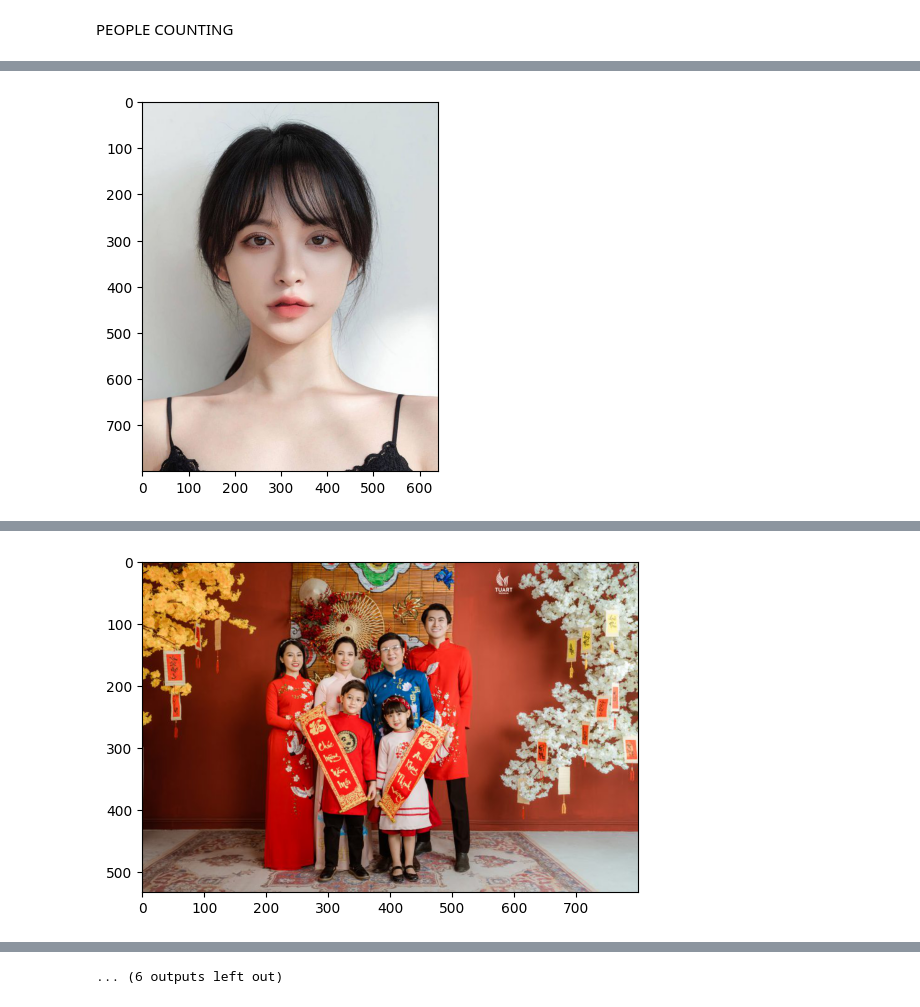
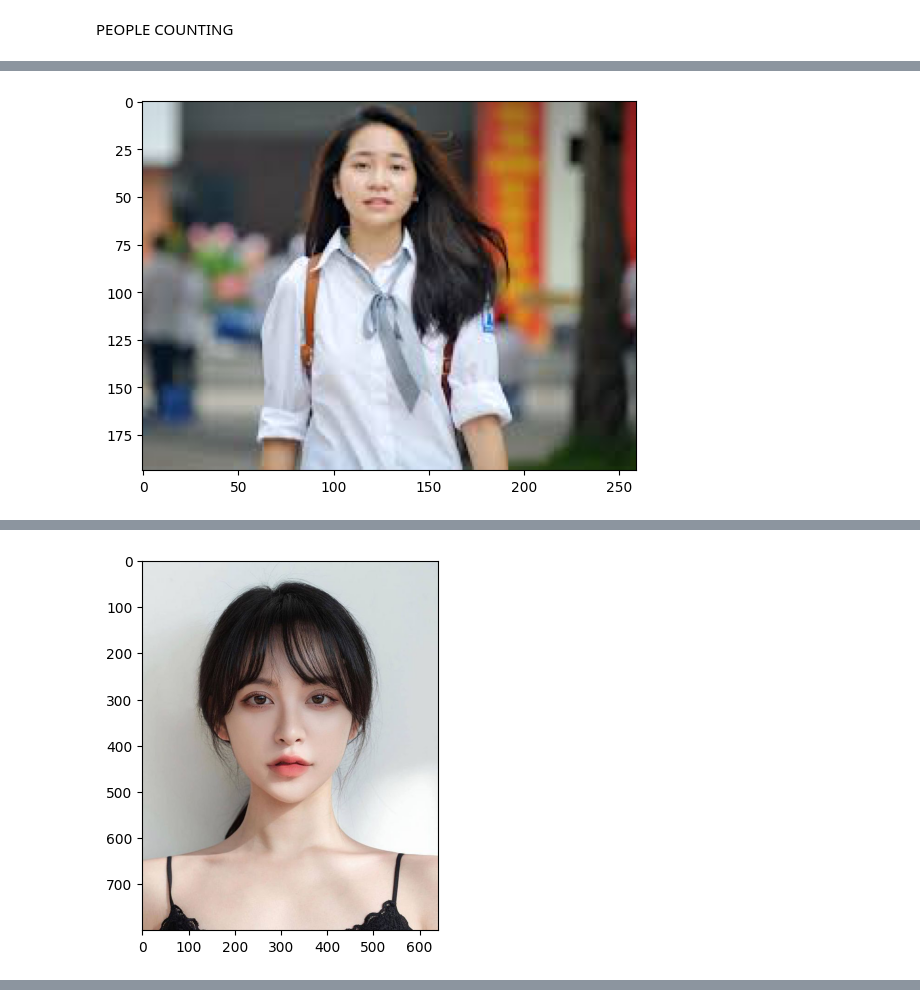
Before and after one commit to Hieudo02/AI-Exercise, a Jupyter notebook: finalExam_HumanDetection.ipynb, the cells around one changed output, grey strips where cells are left out. Drawn from its saved outputs; the diff is of its cells as text; code cells hidden in the pictures.

Commit message:
Được tạo bằng Colaboratory

```diff
--- a/finalExam_HumanDetection.ipynb
+++ b/finalExam_HumanDetection.ipynb
@@ -13,9 +13,10 @@ target_height = 40
 folder = '/content/drive/MyDrive/Colab Notebooks/finalExam_Image/Human_NonHuman/'
 photos, labels = list(), list()
 for file in listdir(folder):
-  output = 0.0
   if file.startswith('Human'):
     output = 1.0
+  else:
+    output = 0.0
 
   img = load_img(folder + file, target_size = (target_width, target_height))
   photo = img_to_array(img)
@@ -41,8 +42,8 @@ print(test_photos.shape, train_photos.shape)
 # %%
-train_photos = train_photos.reshape((2086, target_width, target_height, 3))
+train_photos = train_photos.reshape((1616, target_width, target_height, 3))
 train_photos = train_photos.astype('float32')/255
 
-test_photos = test_photos.reshape((521, target_width, target_height, 3))
+test_photos = test_photos.reshape((404, target_width, target_height, 3))
 test_photos = test_photos.astype('float32')/255
 # %%
 from keras.utils import to_categorical
@@ -152,7 +135,7 @@ from os import listdir
 from keras.utils import load_img
 from keras.utils.image_utils import img_to_array
 
-path = '/content/drive/MyDrive/Colab Notebooks/common_Image/'
+path = '/content/drive/MyDrive/Colab Notebooks/common_Image/singlePerson/'
 
 for file in listdir(path):
   photo = load_img(path  +  file)
@@ -173,2 +156,2 @@ for file in listdir(path):
 Human
-[figure, old version]
+[figure, new version]
@@ -176,2 +159,2 @@ Human
 Human
-[figure, old version]
+[figure, new version]
@@ -190 +169,0 @@ Human
-... (6 outputs left out)
```
Also changed, not shown: parts of 7 cells of this notebook.
